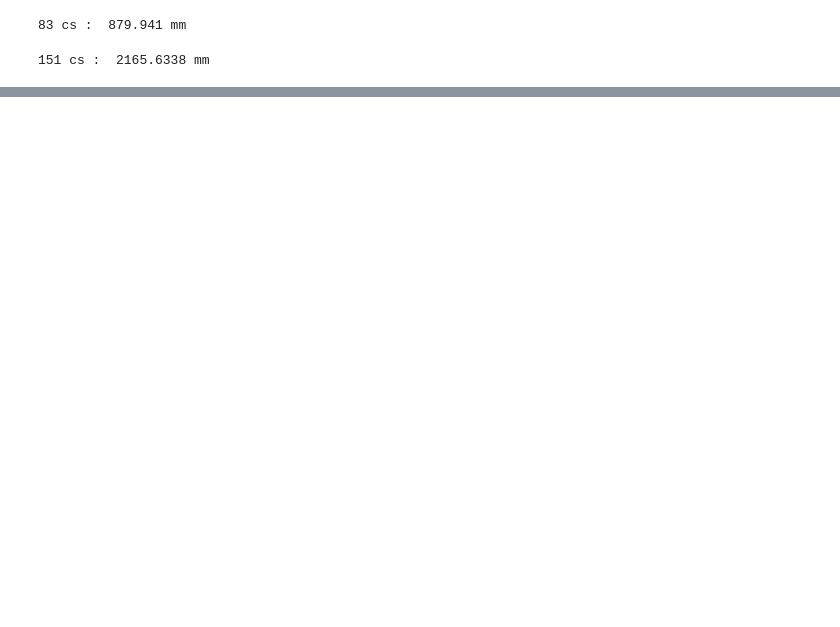
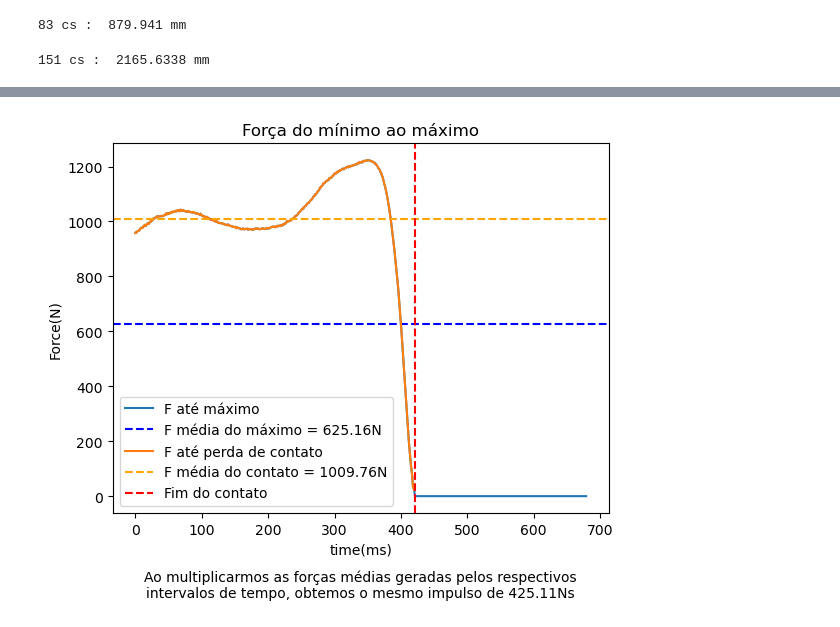
Before and after one commit to paulopreto/IBmBiomec, a Jupyter notebook: Coleta_LaBioCoM/Preto_aulas_process/Raul/Raul/Vertical_jump01/g4_vertJumpAnalysis.ipynb, the cells around one changed output, grey strips where cells are left out. Drawn from its saved outputs; the diff is of its cells as text; code cells hidden in the pictures; blank space fills up the shorter version.

```diff
--- a/Coleta_LaBioCoM/Preto_aulas_process/Raul/Raul/Vertical_jump01/g4_vertJumpAnalysis.ipynb
+++ b/Coleta_LaBioCoM/Preto_aulas_process/Raul/Raul/Vertical_jump01/g4_vertJumpAnalysis.ipynb
@@ -100,6 +103,6 @@ print(x_valor_maximo,'cs : ',y[x_valor_maximo],'mm')
 151 cs :  2165.6338 mm
 # %%
 # Coletando forças durante contramovimento
-f_during_countermovement = analog1[2][830:1510]
+f_during_countermovement = analog1[2][830:1510] + analog1[8][830:1510]
 f_during_countermovement
 # %% [output]
@@ -134,0 +148,4 @@ AVERAGE IMPULSE FROM START OF COUNTERMOVEMENT UNTIL MAX HEIGTH AQUIRED DURING JU
+# %%
+# Momento em que os dedões perdem o contato com as plataformas de força: 1251ms
+generatedForce = analog1[2][830:1251] + analog1[8][830:1251]
+generatedForce
@@ -134,0 +174,4 @@ AVERAGE IMPULSE FROM START OF COUNTERMOVEMENT UNTIL MAX HEIGTH AQUIRED DURING JU
+# %%
+# Força média gerada no contramovimento, do ponto mínimo (altura da cabeça) até o fim do contato com o chão
+avgGeneratedForce = -np.mean(generatedForce)
+avgGeneratedForce
@@ -134,0 +194,15 @@ AVERAGE IMPULSE FROM START OF COUNTERMOVEMENT UNTIL MAX HEIGTH AQUIRED DURING JU
+# %%
+# Demonstração gráfica
+plt.plot(-f_during_countermovement, label='F até máximo')
+plt.axhline(y=cmFmean, color='blue', linestyle='--', label='F média do máximo = 625.16N')
+plt.plot(-generatedForce, label='F até perda de contato')
+plt.axhline(y=avgGeneratedForce, color='orange', linestyle='--', label='F média do contato = 1009.76N')
+plt.axvline(x=421, color='r', linestyle='--', label='Fim do contato')
+plt.title('Força do mínimo ao máximo')
+plt.xlabel('time(ms)')
+plt.ylabel('Force(N)')
+plt.legend()
+plt.text(0.5, -0.15, '\n\nAo multiplicarmos as forças médias geradas pelos respectivos\nintervalos de tempo, obtemos o mesmo impulso de 425.11Ns', ha='center', va='center', transform=plt.gca().transAxes)
+plt.show();
+# %% [output]
+[figure, added]
```
Also changed, not shown: parts of 10 cells of this notebook.
